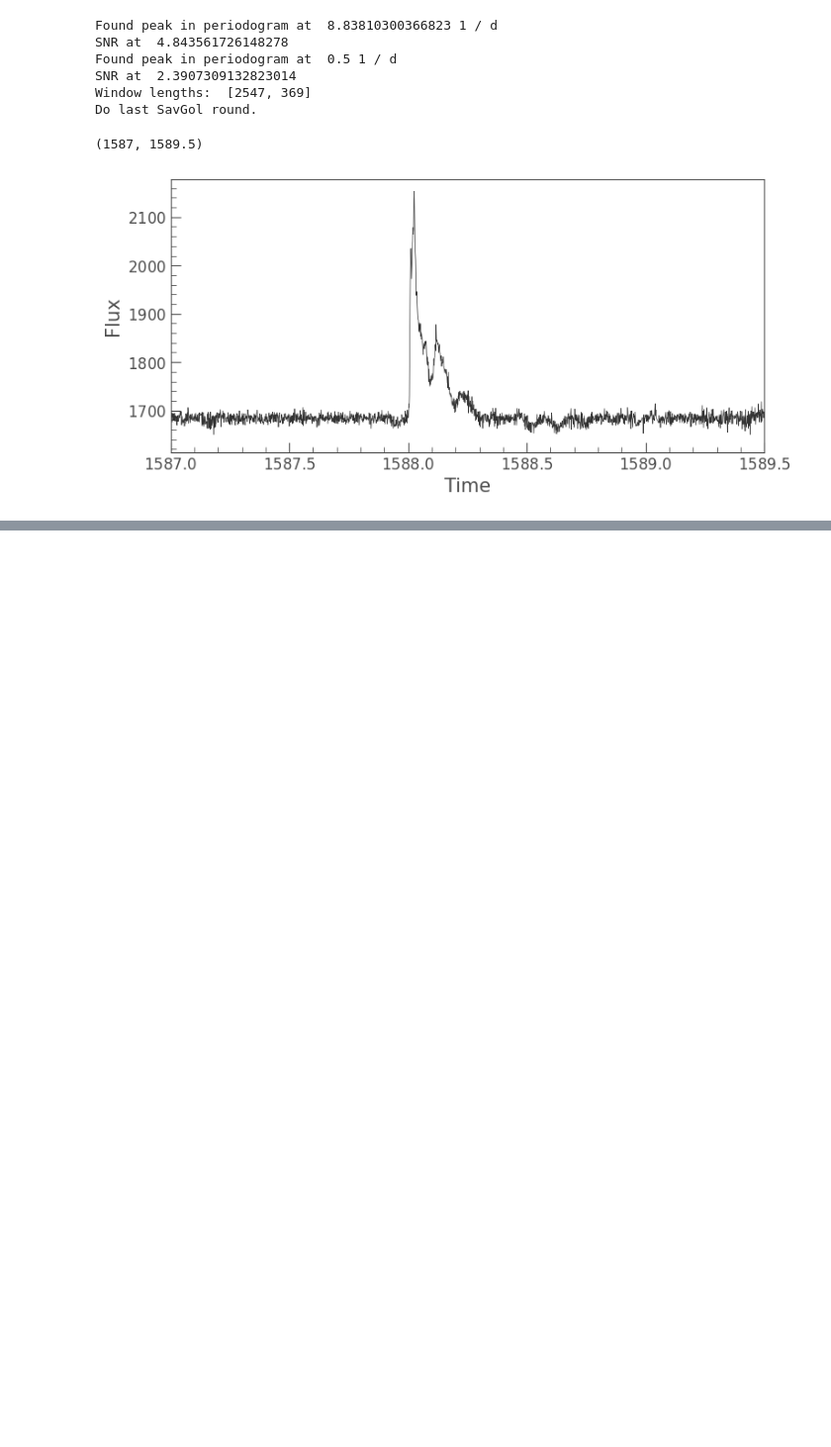
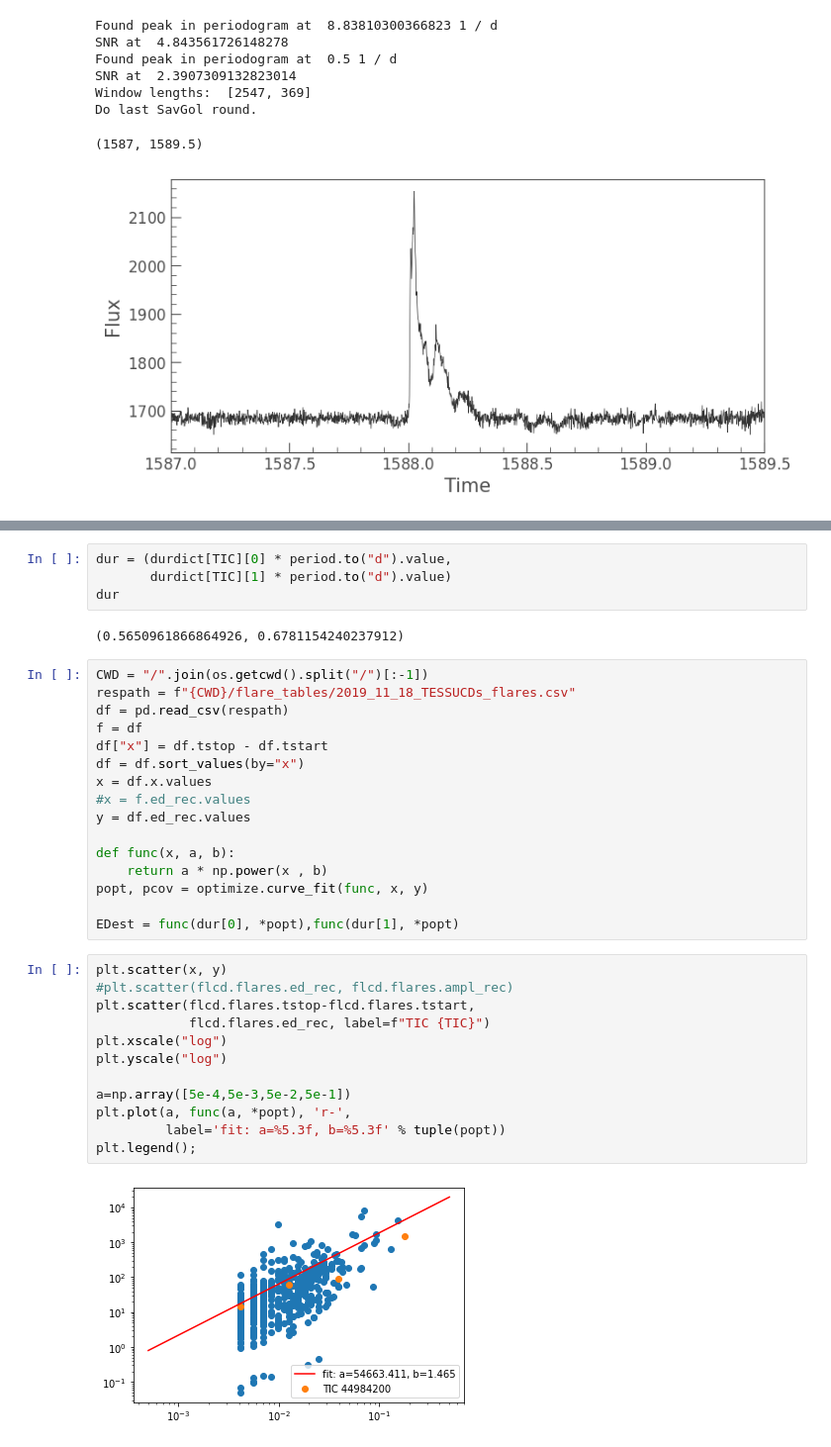
Before and after one commit to ekaterinailin/TESS_UCD_flares, a Jupyter notebook: notebook/NB8_A_strange_signal_in_TIC277539431_s12.ipynb, the cells around one changed output, grey strips where cells are left out. Shown: that part at 99% size. Saved outputs shown, nothing was run; the diff lists cells and outputs as text; blank space fills up the shorter version.

```diff
--- a/notebook/NB8_A_strange_signal_in_TIC277539431_s12.ipynb
+++ b/notebook/NB8_A_strange_signal_in_TIC277539431_s12.ipynb
@@ -104,0 +187,36 @@ modulation period:  2.712461696095165 h
+# %%
+dur = (durdict[TIC][0] * period.to("d").value,
+       durdict[TIC][1] * period.to("d").value)
+dur
+# %% [output]
+(0.5650961866864926, 0.6781154240237912)
+# %%
+CWD = "/".join(os.getcwd().split("/")[:-1])
+respath = f"{CWD}/flare_tables/2019_11_18_TESSUCDs_flares.csv"
+df = pd.read_csv(respath)
+f = df
+df["x"] = df.tstop - df.tstart
+df = df.sort_values(by="x")
+x = df.x.values
+#x = f.ed_rec.values
+y = df.ed_rec.values
+
+def func(x, a, b):
+    return a * np.power(x , b)
+popt, pcov = optimize.curve_fit(func, x, y)
+
+EDest = func(dur[0], *popt),func(dur[1], *popt)
+# %%
+plt.scatter(x, y)
+#plt.scatter(flcd.flares.ed_rec, flcd.flares.ampl_rec)
+plt.scatter(flcd.flares.tstop-flcd.flares.tstart,
+            flcd.flares.ed_rec, label=f"TIC {TIC}")
+plt.xscale("log")
+plt.yscale("log")
+
+a=np.array([5e-4,5e-3,5e-2,5e-1])
+plt.plot(a, func(a, *popt), 'r-',
+         label='fit: a=%5.3f, b=%5.3f' % tuple(popt))
+plt.legend();
+# %% [output]
+[figure, added]
```
Also changed, not shown: parts of 20 cells of this notebook, 10 other files.
